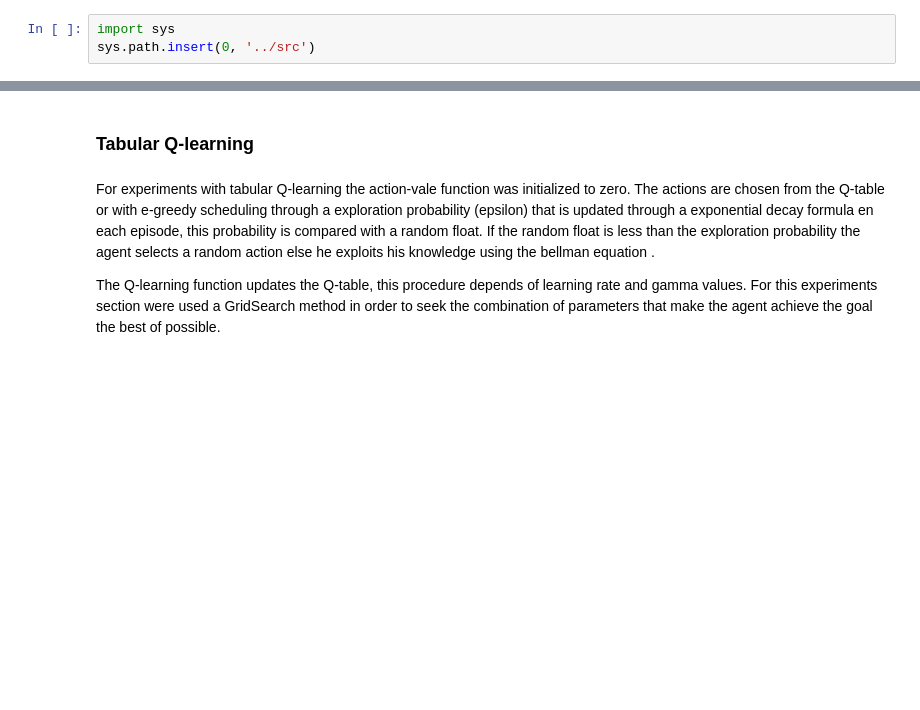
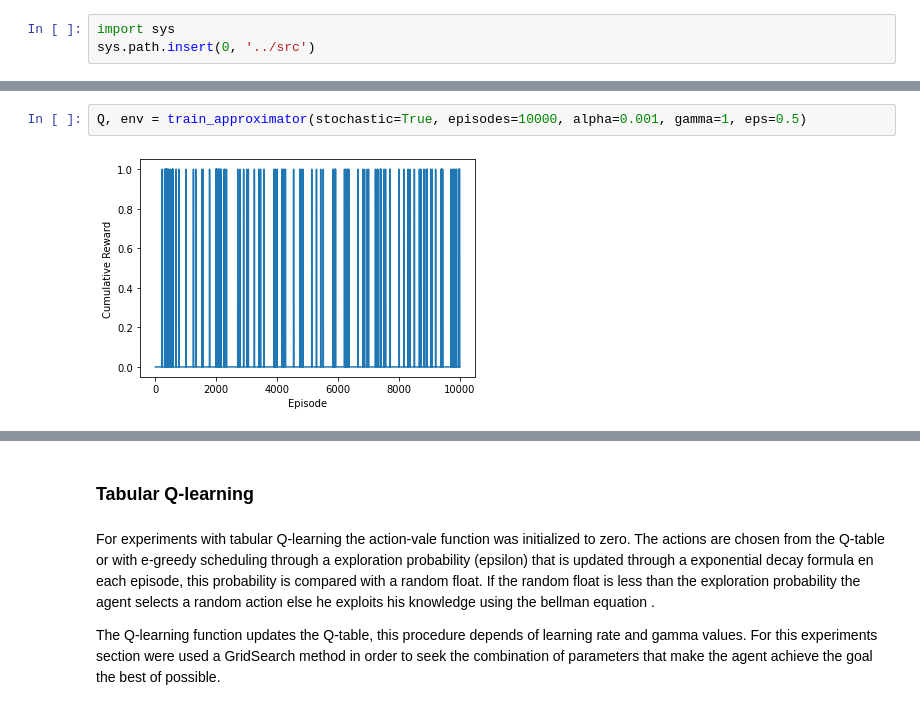
Before and after one commit to thurbridi/mo436-project-1, a Jupyter notebook: notebooks/project_1.ipynb, the cells around one changed output, grey strips where cells are left out. Cells and saved outputs as stored; diff of their text form; blank space fills up the shorter version.

```diff
--- a/notebooks/project_1.ipynb
+++ b/notebooks/project_1.ipynb
@@ -5,0 +388,4 @@ sys.path.insert(0, '../src')
+# %%
+Q, env = train_approximator(stochastic=True, episodes=10000, alpha=0.001, gamma=1, eps=0.5)
+# %% [output]
+[figure, added]
```
Also changed, not shown: parts of 52 cells of this notebook, 1 other file.
